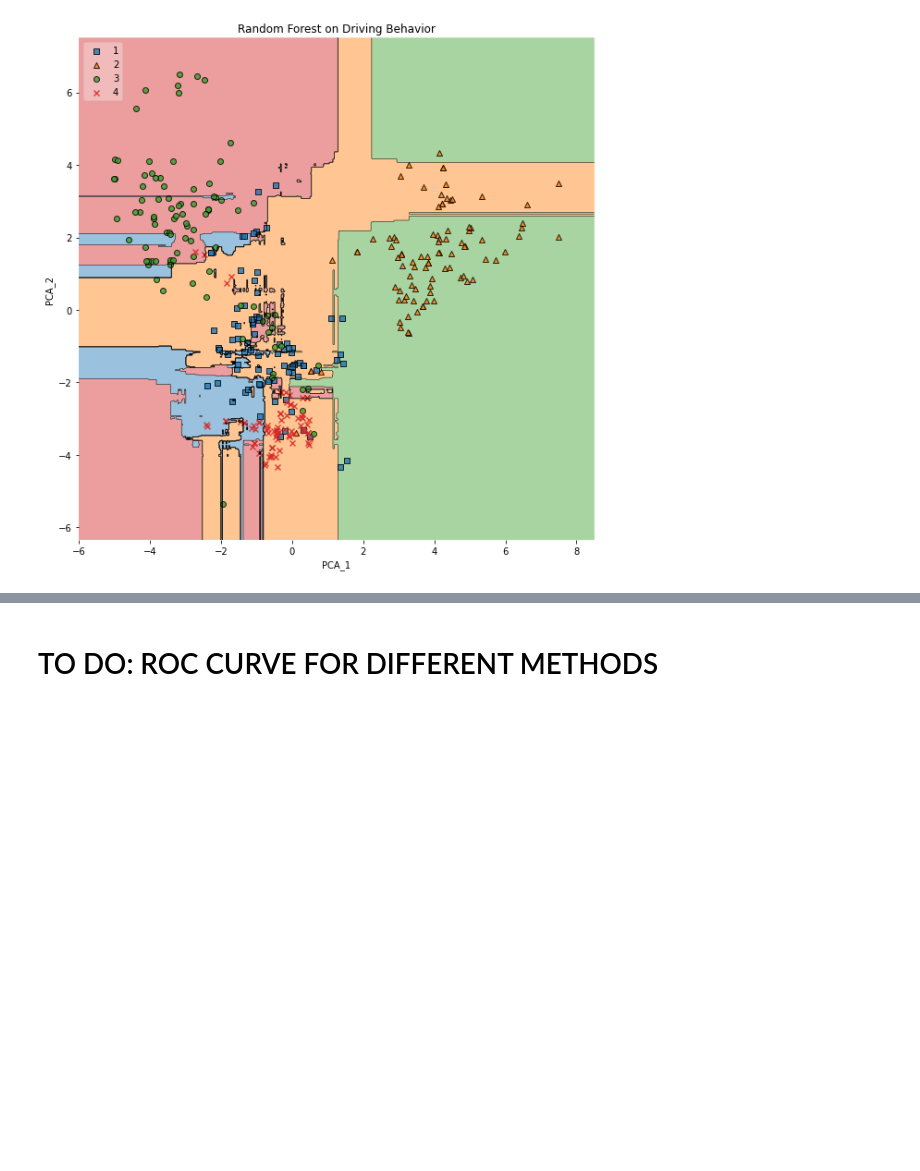
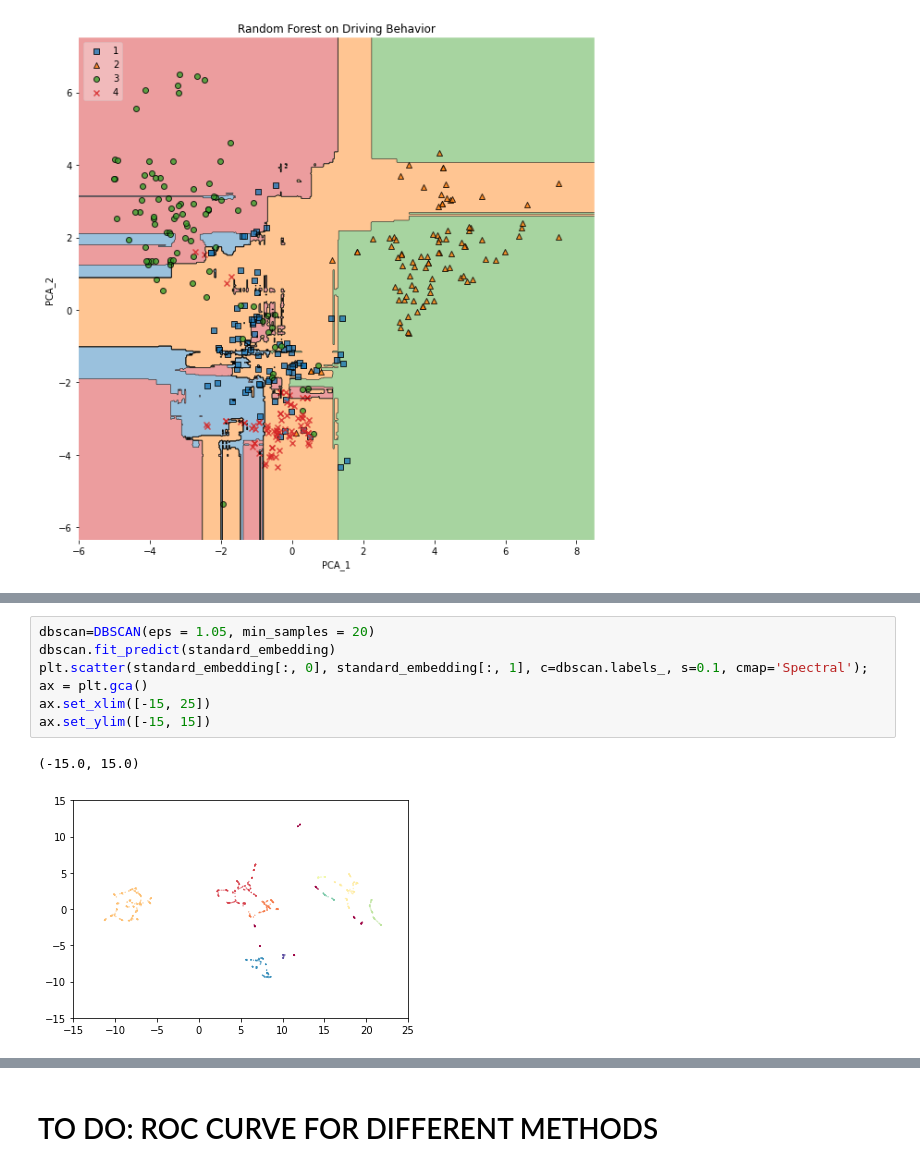
Before and after one commit to monikachudyba/MachineLearningProjects, a Jupyter notebook: Driving Behavior Dataset.ipynb, the cells around one changed output, grey strips where cells are left out. Drawn from its saved outputs; the diff is of its cells as text; blank space fills up the shorter version.

```diff
--- a/Driving Behavior Dataset.ipynb
+++ b/Driving Behavior Dataset.ipynb
@@ -583,0 +618,10 @@ plt.show()
+# %%
+dbscan=DBSCAN(eps = 1.05, min_samples = 20)
+dbscan.fit_predict(standard_embedding)
+plt.scatter(standard_embedding[:, 0], standard_embedding[:, 1], c=dbscan.labels_, s=0.1, cmap='Spectral');
+ax = plt.gca()
+ax.set_xlim([-15, 25])
+ax.set_ylim([-15, 15])
+# %% [output]
+(-15.0, 15.0)
+[figure, added]
```
Also changed, not shown: parts of 24 cells of this notebook.
